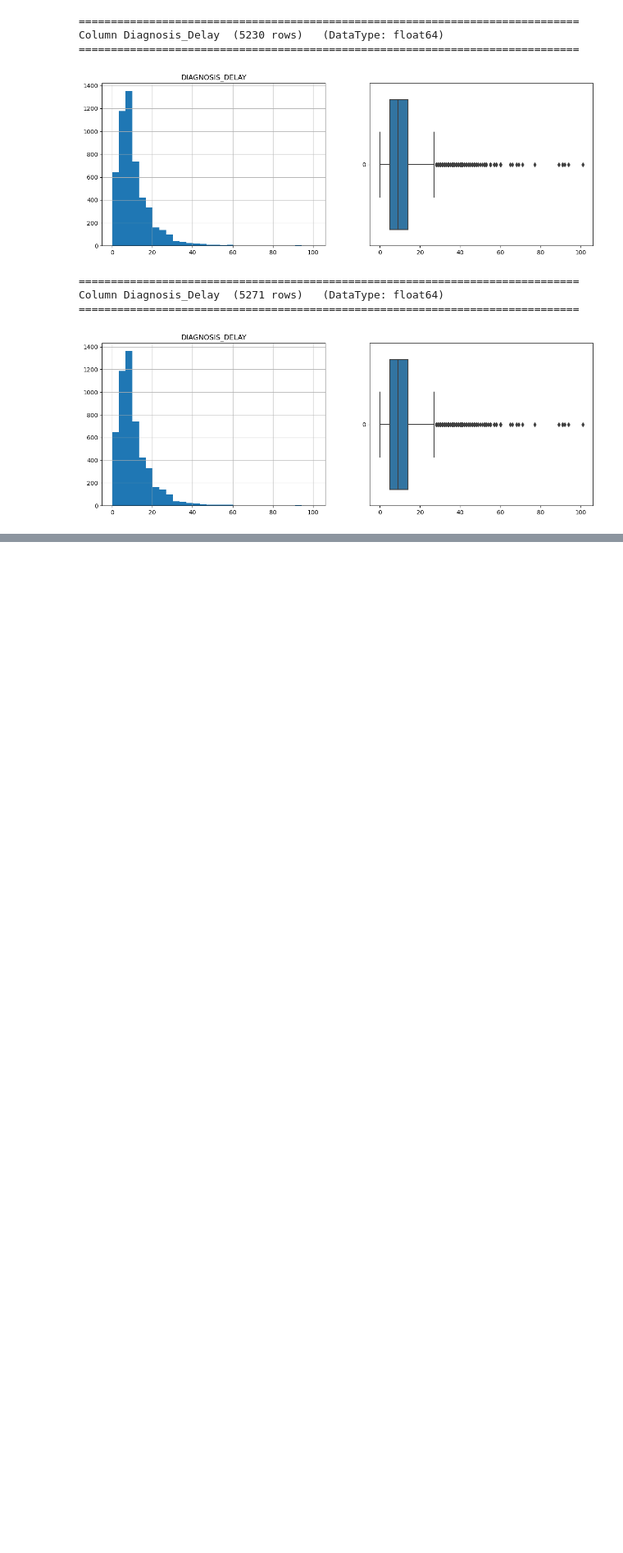
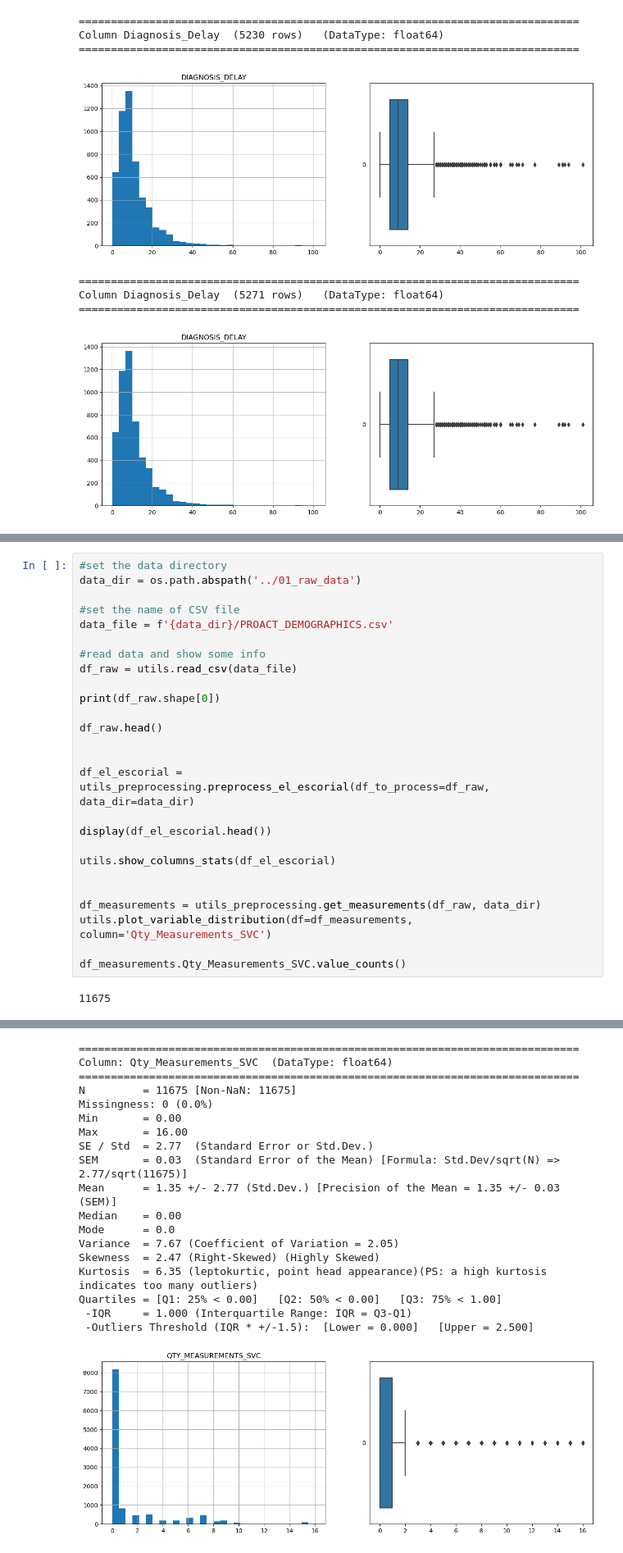
Before and after one commit to fabianopapaiz/als_prognosis_using_ensemble_imbalance, a Jupyter notebook: 02_ETL/02.20 - Exploring the preprocessed data.ipynb, the cells around one changed output, grey strips where cells are left out. Shown at 82% size. Saved outputs shown, nothing was run; the diff lists cells and outputs as text; blank space fills up the shorter version.

Commit message:
generated the CODED and SCALED data

```diff
--- a/02_ETL/02.20 - Exploring the preprocessed data.ipynb
+++ b/02_ETL/02.20 - Exploring the preprocessed data.ipynb
@@ -282,0 +69,28 @@ df
+# %%
+#set the data directory
+data_dir = os.path.abspath('../01_raw_data')
+
+#set the name of CSV file
+data_file = f'{data_dir}/PROACT_DEMOGRAPHICS.csv'
+
+#read data and show some info
+df_raw = utils.read_csv(data_file)
+
+print(df_raw.shape[0])
+
+df_raw.head()
+
+
+df_el_escorial = utils_preprocessing.preprocess_el_escorial(df_to_process=df_raw, data_dir=data_dir)
+
+display(df_el_escorial.head())
+
+utils.show_columns_stats(df_el_escorial)
+
+
+df_measurements = utils_preprocessing.get_measurements(df_raw, data_dir)
+utils.plot_variable_distribution(df=df_measurements, column='Qty_Measurements_SVC')
+
+df_measurements.Qty_Measurements_SVC.value_counts()
+# %% [output]
+11675
@@ -282,0 +118,19 @@ df
+==============================================================================
+Column: Qty_Measurements_SVC  (DataType: float64)
+==============================================================================
+N         = 11675 [Non-NaN: 11675]
+Missingness: 0 (0.0%)
+Min       = 0.00
+Max       = 16.00
+SE / Std  = 2.77  (Standard Error or Std.Dev.)
+SEM       = 0.03  (Standard Error of the Mean) [Formula: Std.Dev/sqrt(N) => 2.77/sqrt(11675)]
+Mean      = 1.35 +/- 2.77 (Std.Dev.) [Precision of the Mean = 1.35 +/- 0.03 (SEM)]
+Median    = 0.00
+Mode      = 0.0
+Variance  = 7.67 (Coefficient of Variation = 2.05)
+Skewness  = 2.47 (Right-Skewed) (Highly Skewed)
+Kurtosis  = 6.35 (leptokurtic, point head appearance)(PS: a high kurtosis indicates too many outliers)
+Quartiles = [Q1: 25% < 0.00]   [Q2: 50% < 0.00]   [Q3: 75% < 1.00]
+ -IQR     = 1.000 (Interquartile Range: IQR = Q3-Q1)
+ -Outliers Threshold (IQR * +/-1.5):  [Lower = 0.000]   [Upper = 2.500]
+[figure, added]
```
Also changed, not shown: parts of 15 cells of this notebook, 7 other files.
